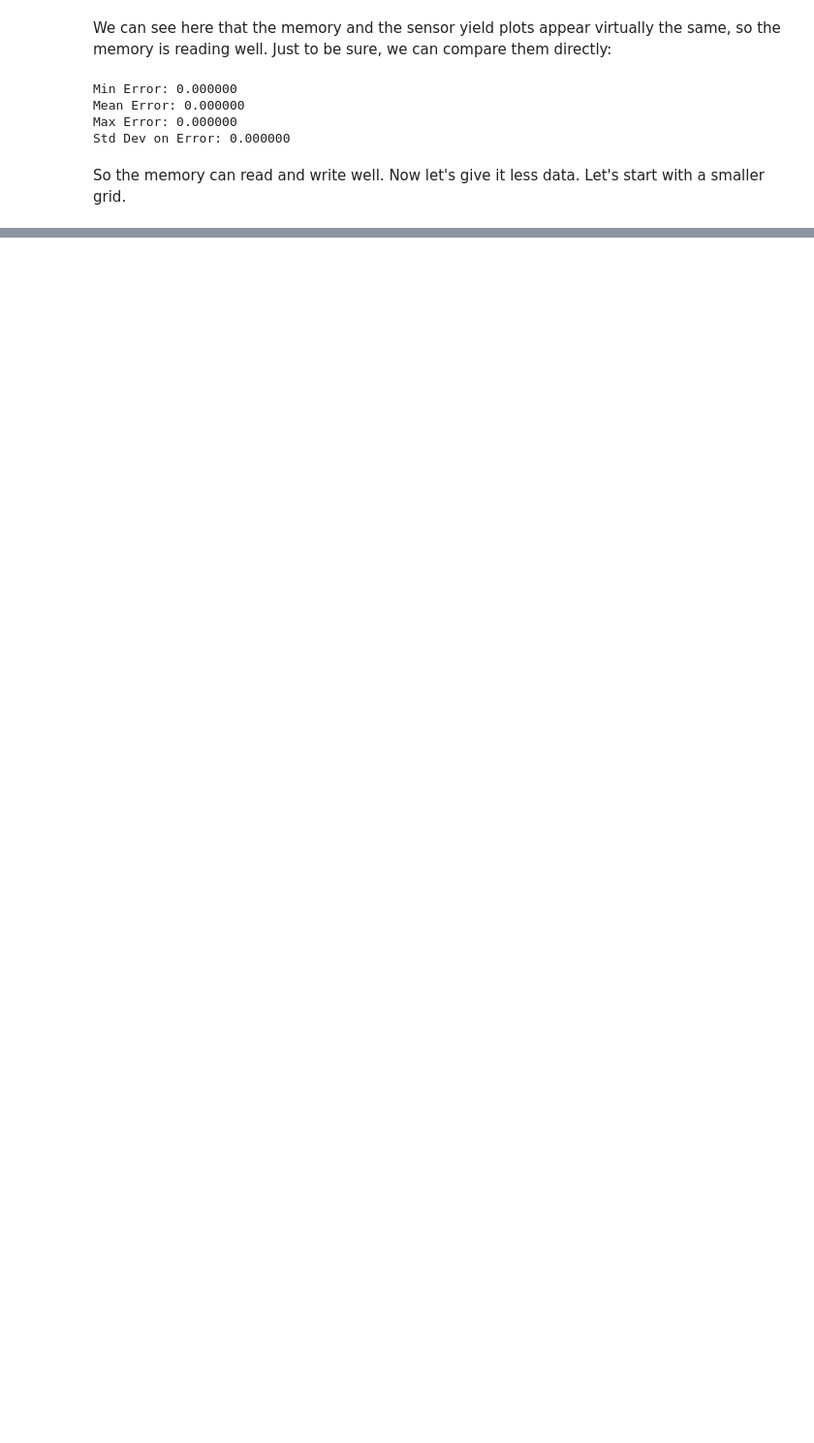
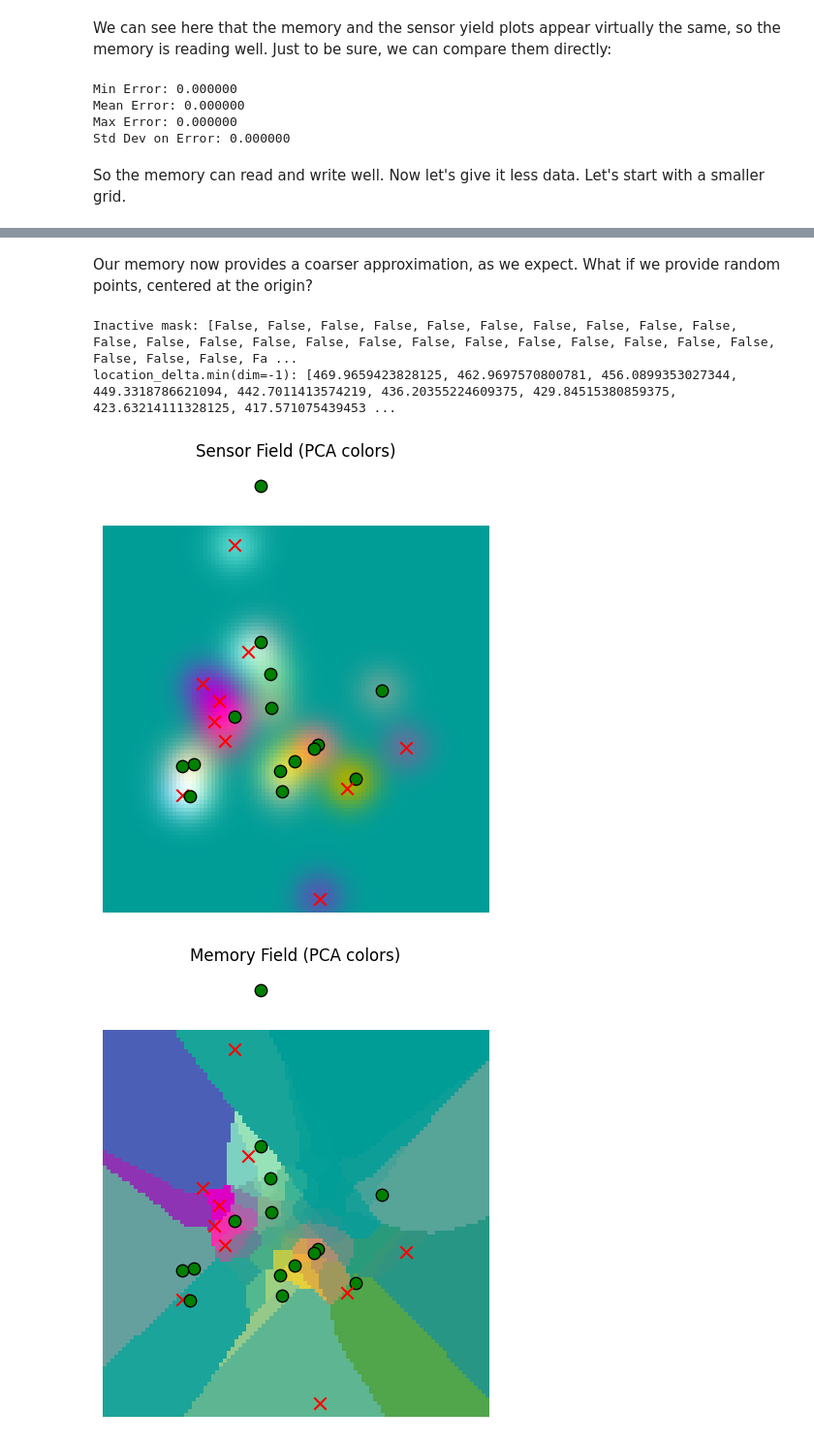
Before and after one commit to hypernicon/tree-world, a Jupyter notebook: notebook/map_testing.ipynb, the cells around one changed output, grey strips where cells are left out. Shown at 97% size. Drawn from its saved outputs; the diff is of its cells as text; code cells hidden in the pictures; blank space fills up the shorter version.

```diff
--- a/notebook/map_testing.ipynb
+++ b/notebook/map_testing.ipynb
@@ -327,0 +325,11 @@ ValueError: cannot reshape array of size 300 into shape (100,100,3)
+# %% [markdown]
+Our memory now provides a coarser approximation, as we expect. What if we provide random points, centered at the origin?
+# %%
+train_locations = torch.randn(100,2) * 100
+plot_locations = make_2D_grid(points_per_axis=100)
+gaussian_read_data = plot_memory_field(train_locations, plot_locations)
+# %% [output]
+Inactive mask: [False, False, False, False, False, False, False, False, False, False, False, False, False, False, False, False, False, False, False, False, False, False, False, False, False, False, Fa ...
+location_delta.min(dim=-1): [469.9659423828125, 462.9697570800781, 456.0899353027344, 449.3318786621094, 442.7011413574219, 436.20355224609375, 429.84515380859375, 423.63214111328125, 417.571075439453 ...
+[figure, added]
+[figure, added]
```
Also changed, not shown: parts of 22 cells of this notebook.
